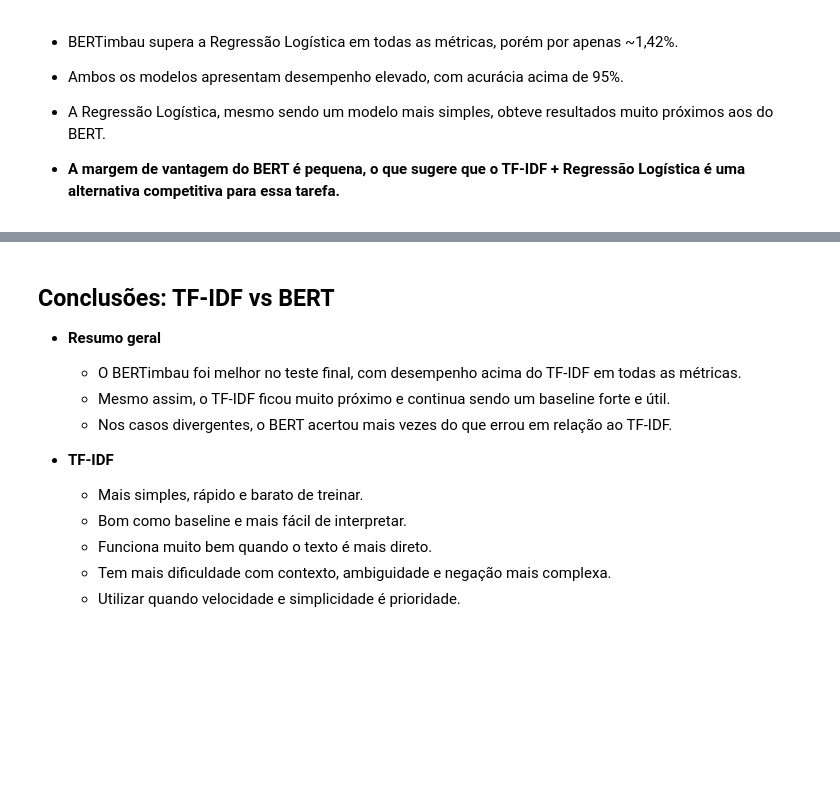
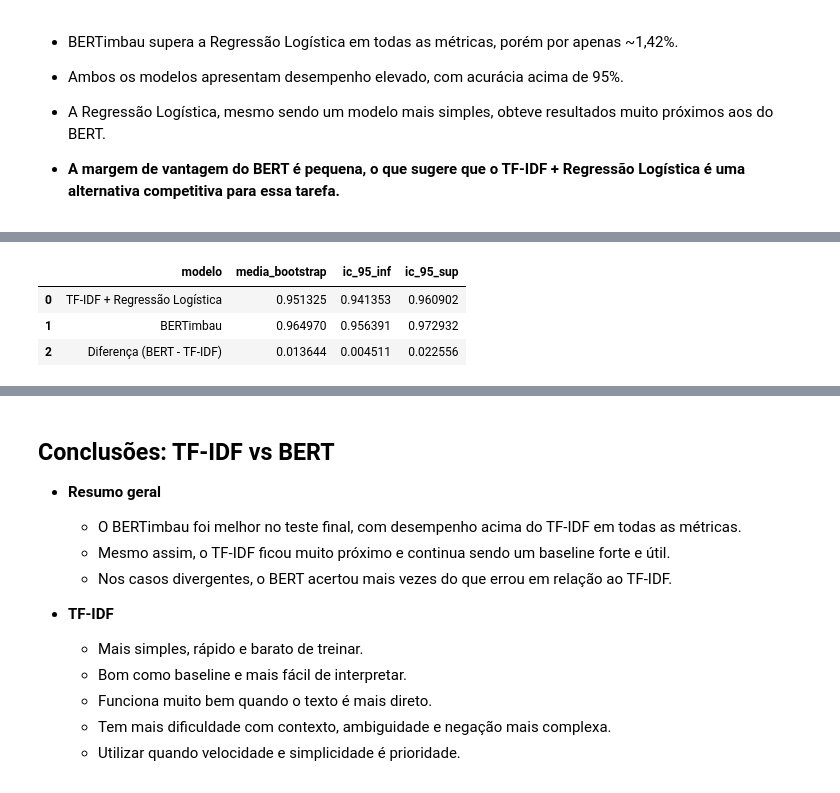
Before and after one commit to HerikDR/TF-IDF-e-BERT, a Jupyter notebook: triagem_avaliacoes.ipynb, the cells around one changed output, grey strips where cells are left out. Saved outputs shown, nothing was run; the diff lists cells and outputs as text; code cells hidden in the pictures; blank space fills up the shorter version.

```diff
--- a/triagem_avaliacoes.ipynb
+++ b/triagem_avaliacoes.ipynb
@@ -1117,0 +1152,66 @@ Exemplos em que o BERT erra e o TF-IDF acerta:
+# %%
+
+df_boot = analise_erros.copy()
+
+# Mapeamento de rótulos textuais para 0/1
+mapa = {"negativo": 0, "positivo": 1}
+
+y_true = df_boot["classe_real"].map(mapa).to_numpy()
+y_pred_tfidf = df_boot["classe_pred_tfidf"].map(mapa).to_numpy()
+y_pred_bert = df_boot["classe_pred_bert"].map(mapa).to_numpy()
+
+assert len(y_true) == len(y_pred_tfidf) == len(y_pred_bert), "Os vetores precisam ter o mesmo tamanho."
+
+def bootstrap_accuracy(y_true, y_pred, n_boot=5000, seed=SEMENTE):
+    rng = np.random.default_rng(seed)
+    n = len(y_true)
+    accs = np.empty(n_boot)
+
+    for i in range(n_boot):
+        idx = rng.integers(0, n, size=n)
+        accs[i] = np.mean(y_true[idx] == y_pred[idx])
+
+    return accs.mean(), *np.percentile(accs, [2.5, 97.5]), accs
+
+def bootstrap_diff_accuracy(y_true, y_pred_a, y_pred_b, n_boot=5000, seed=SEMENTE):
+    rng = np.random.default_rng(seed)
+    n = len(y_true)
+    diffs = np.empty(n_boot)
+
+    for i in range(n_boot):
+        idx = rng.integers(0, n, size=n)
+        acc_a = np.mean(y_true[idx] == y_pred_a[idx])
+        acc_b = np.mean(y_true[idx] == y_pred_b[idx])
+        diffs[i] = acc_b - acc_a
+
+    return diffs.mean(), *np.percentile(diffs, [2.5, 97.5]), np.mean(diffs <= 0), diffs
+
+acc_tfidf, acc_tfidf_inf, acc_tfidf_sup, dist_tfidf = bootstrap_accuracy(
+    y_true, y_pred_tfidf, n_boot=5000, seed=SEMENTE
+)
+
+acc_bert, acc_bert_inf, acc_bert_sup, dist_bert = bootstrap_accuracy(
+    y_true, y_pred_bert, n_boot=5000, seed=SEMENTE
+)
+
+diff_media, diff_inf, diff_sup, p_empirico, dist_diff = bootstrap_diff_accuracy(
+    y_true, y_pred_tfidf, y_pred_bert, n_boot=5000, seed=SEMENTE
+)
+
+resultado_bootstrap = pd.DataFrame({
+    "modelo": [
+        "TF-IDF + Regressão Logística",
+        "BERTimbau",
+        "Diferença (BERT - TF-IDF)"
+    ],
+    "media_bootstrap": [acc_tfidf, acc_bert, diff_media],
+    "ic_95_inf": [acc_tfidf_inf, acc_bert_inf, diff_inf],
+    "ic_95_sup": [acc_tfidf_sup, acc_bert_sup, diff_sup]
+})
+
+display(resultado_bootstrap)
+# %% [output]
+|  | modelo | media_bootstrap | ic_95_inf | ic_95_sup |
+| 0 | TF-IDF + Regressão Logística | 0.951325 | 0.941353 | 0.960902 |
+| 1 | BERTimbau | 0.964970 | 0.956391 | 0.972932 |
+| 2 | Diferença (BERT - TF-IDF) | 0.013644 | 0.004511 | 0.022556 |
```
Also changed, not shown: parts of 8 cells of this notebook.
